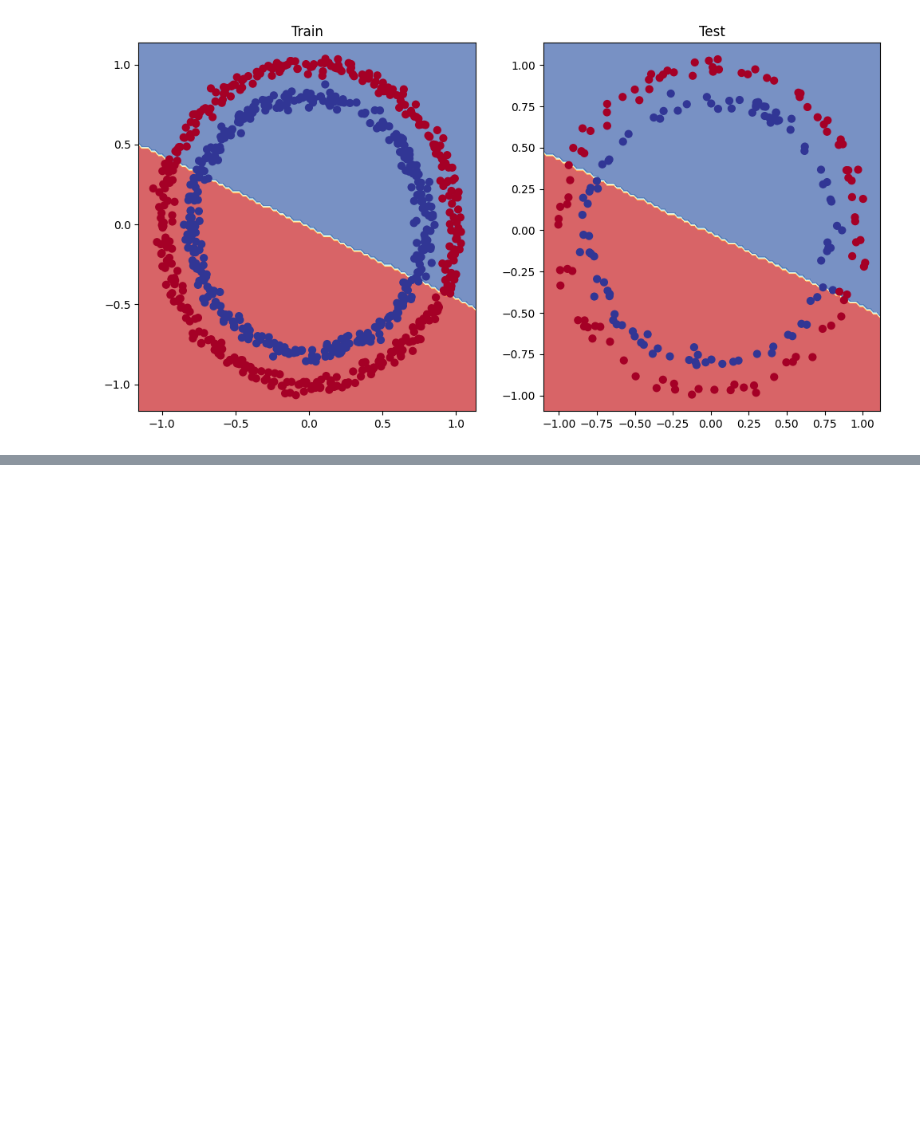
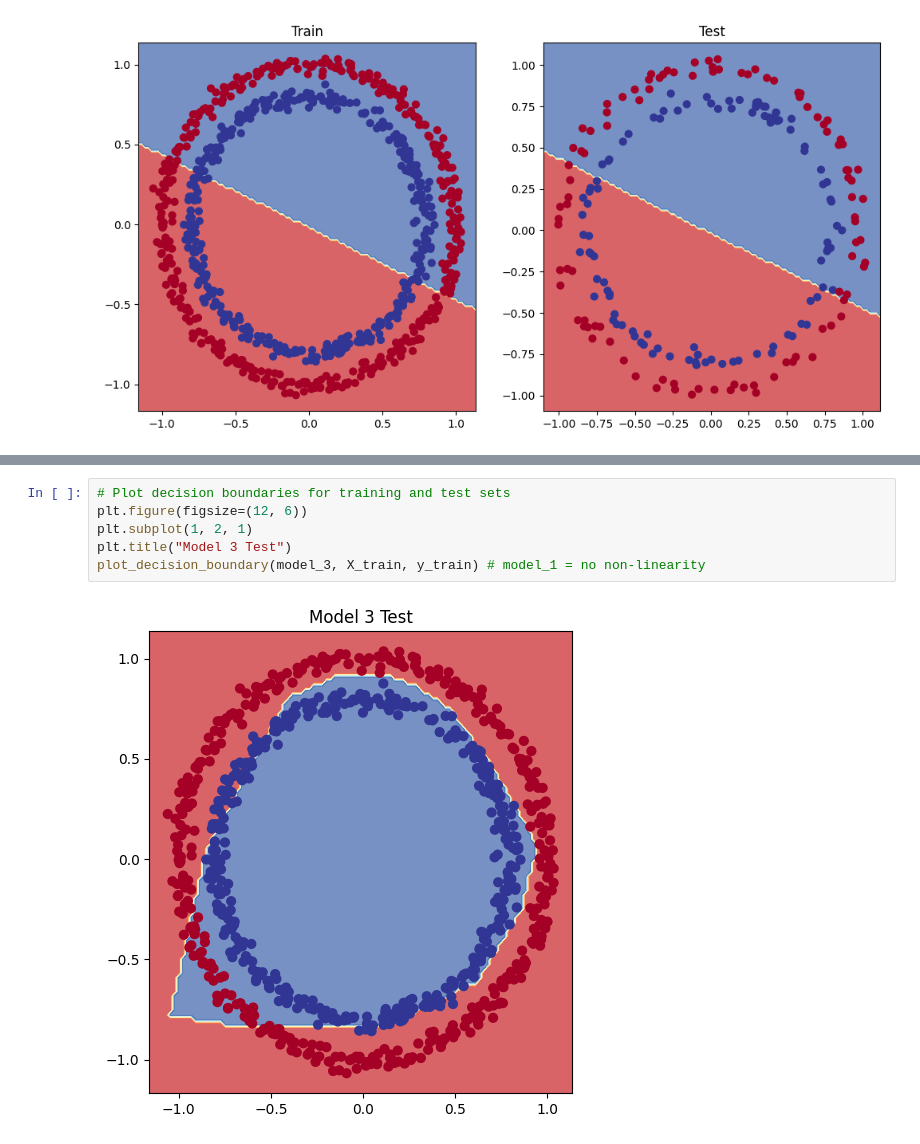
Before and after one commit to gc2321/ztm_pytorch, a Jupyter notebook: 02_pytorch_classification.ipynb, the cells around one changed output, grey strips where cells are left out. Drawn from its saved outputs; the diff is of its cells as text; blank space fills up the shorter version.

```diff
--- a/02_pytorch_classification.ipynb
+++ b/02_pytorch_classification.ipynb
@@ -294,0 +537,8 @@ plot_decision_boundary(model_0, X_test, y_test)
+# %%
+# Plot decision boundaries for training and test sets
+plt.figure(figsize=(12, 6))
+plt.subplot(1, 2, 1)
+plt.title("Model 3 Test")
+plot_decision_boundary(model_3, X_train, y_train) # model_1 = no non-linearity
+# %% [output]
+[figure, added]
```
Also changed, not shown: parts of 14 cells of this notebook.
